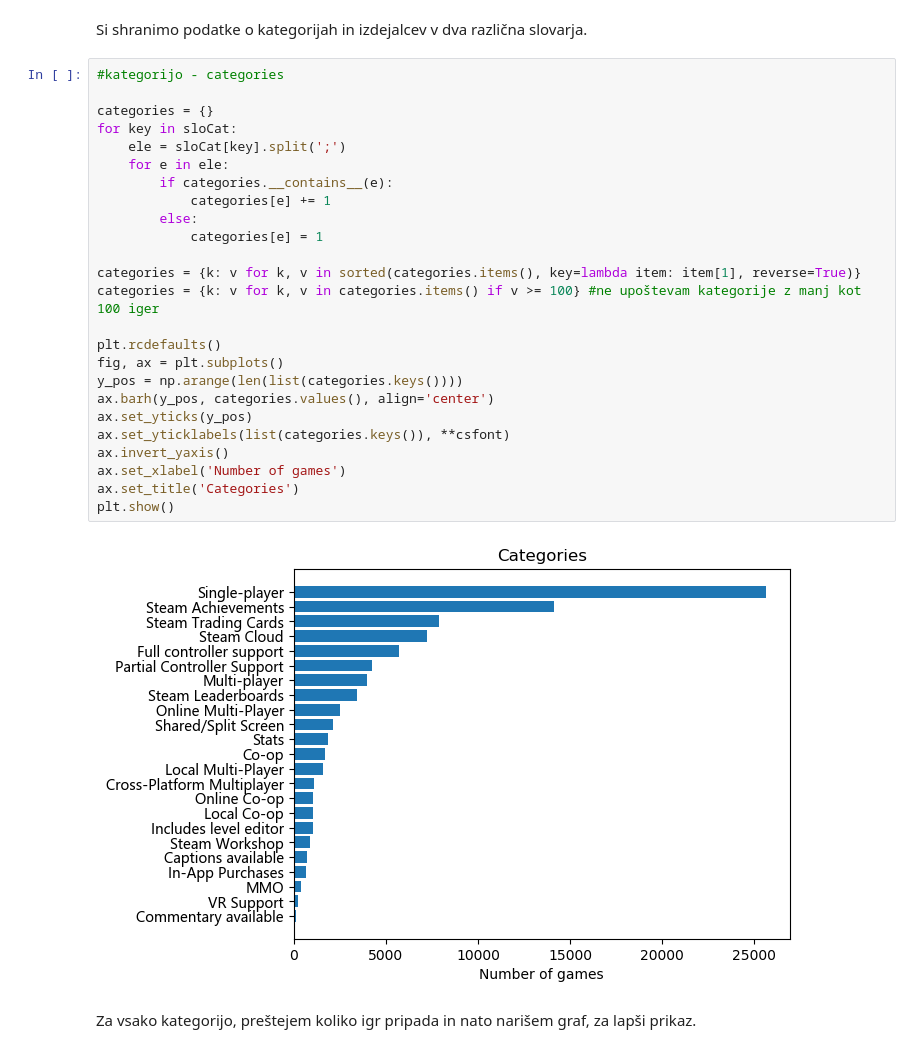
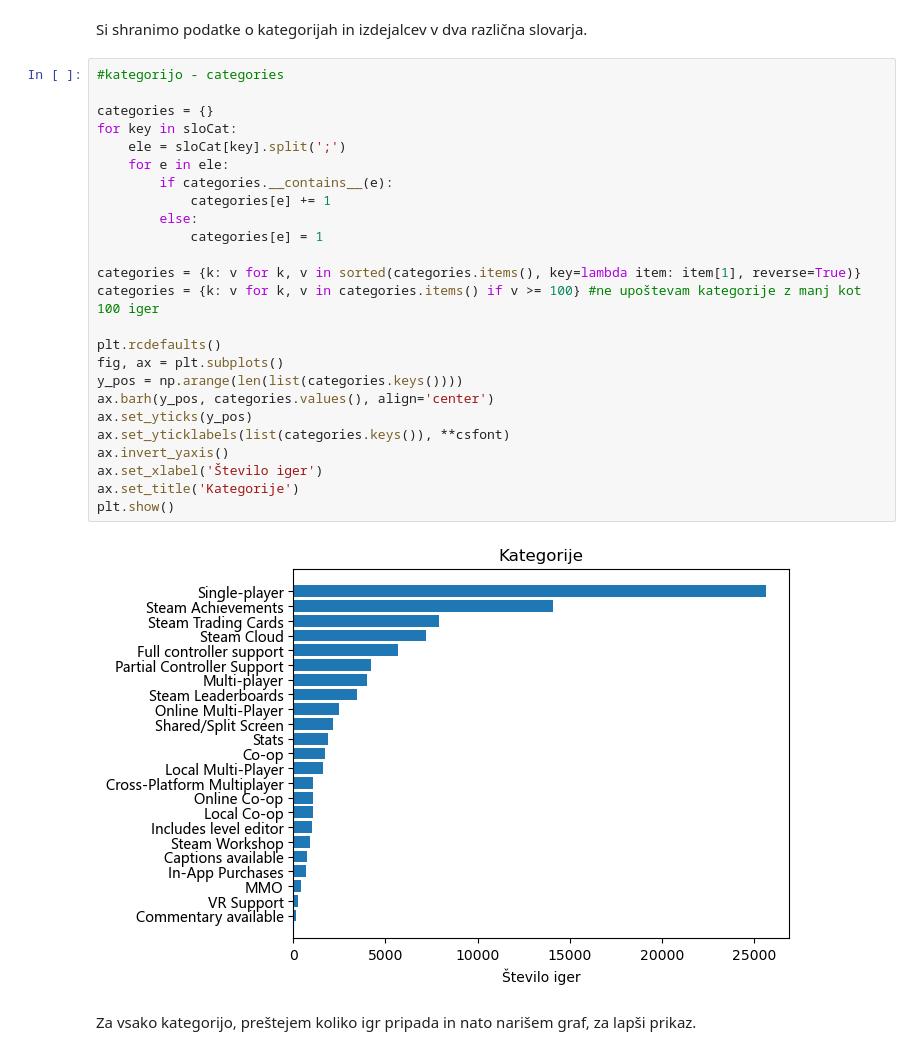
Before and after one commit to matejgrzinic/PR20MGDPMZML, a Jupyter notebook: laurencic.ipynb, the cells around one changed output. Drawn from its saved outputs; the diff is of its cells as text.

```diff
--- a/laurencic.ipynb
+++ b/laurencic.ipynb
@@ -31,30 +31,30 @@ Si shranimo podatke o kategorijah in izdejalcev v dva različna slovarja.
 # %%
 #kategorijo - categories
 
 categories = {}
 for key in sloCat:
     ele = sloCat[key].split(';')
     for e in ele:
         if categories.__contains__(e):
             categories[e] += 1
         else:
             categories[e] = 1
 
 categories = {k: v for k, v in sorted(categories.items(), key=lambda item: item[1], reverse=True)}
 categories = {k: v for k, v in categories.items() if v >= 100} #ne upoštevam kategorije z manj kot 100 iger
 
 plt.rcdefaults()
 fig, ax = plt.subplots()
 y_pos = np.arange(len(list(categories.keys())))
 ax.barh(y_pos, categories.values(), align='center')
 ax.set_yticks(y_pos)
 ax.set_yticklabels(list(categories.keys()), **csfont)
 ax.invert_yaxis()
-ax.set_xlabel('Number of games')
-ax.set_title('Categories')
+ax.set_xlabel('Število iger')
+ax.set_title('Kategorije')
 plt.show()
 # %% [output]
-[figure, old version]
+[figure, new version]
 # %% [markdown]
 Za vsako kategorijo, preštejem koliko igr pripada in nato narišem graf, za lapši prikaz.
 # %%
```
Also changed, not shown: parts of 3 cells of this notebook, 10 other files.
